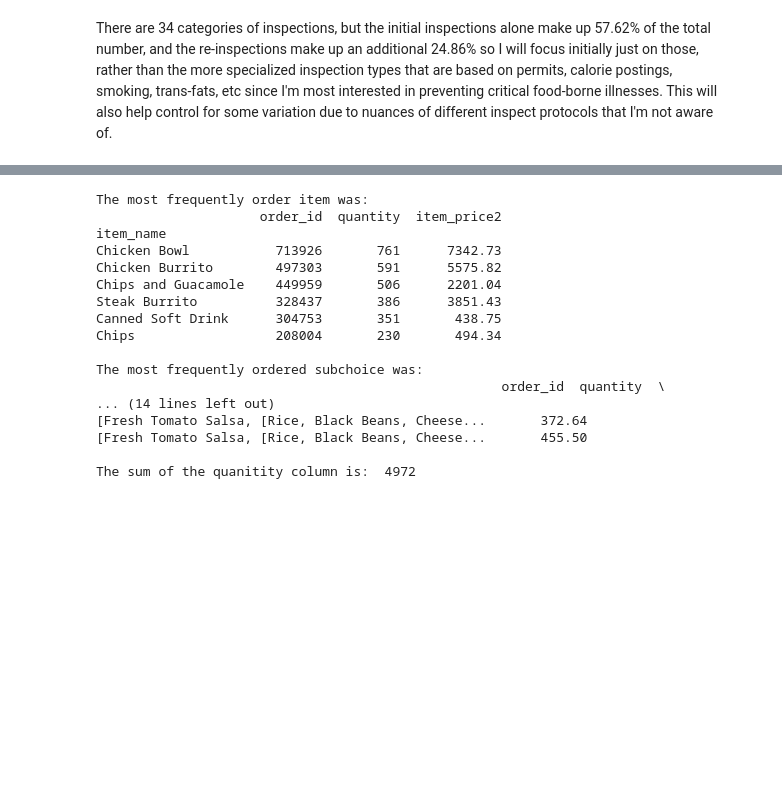
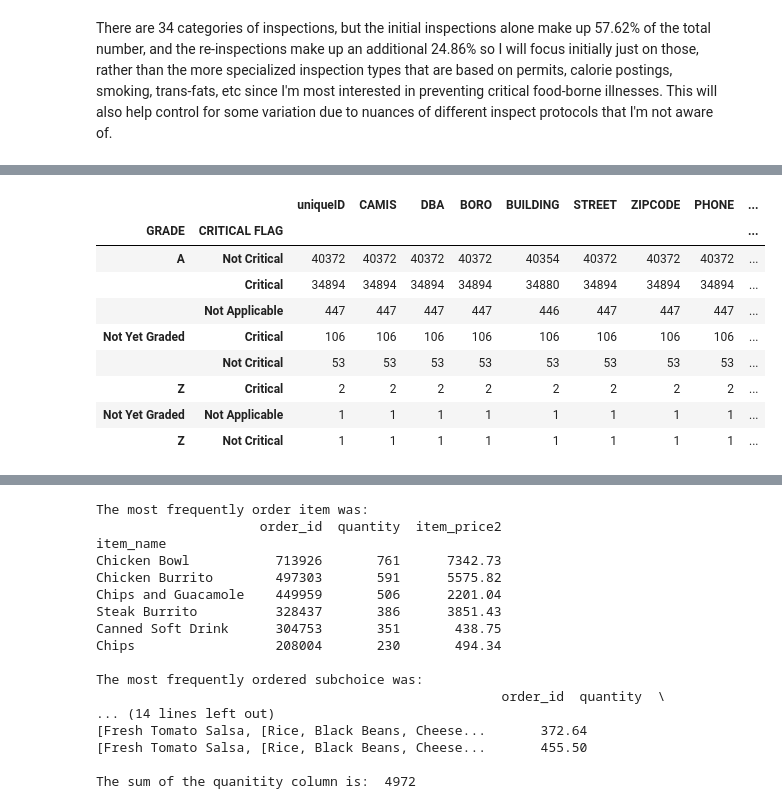
Before and after one commit to mishoptera/nyc_restaurants, a Jupyter notebook: eda_dataset.ipynb, the cells around one changed output, grey strips where cells are left out. Cells and saved outputs as stored; diff of their text form; code cells hidden in the pictures; blank space fills up the shorter version.

```diff
--- a/eda_dataset.ipynb
+++ b/eda_dataset.ipynb
@@ -109,0 +183,16 @@ Name: SCORE, dtype: float64
+# %%
+grade_init = init_ins.groupby(['GRADE', 'CRITICAL FLAG'])
+grade_init = grade_init.count()
+grade_init = grade_init.sort_values('uniqueID', ascending = False)
+grade_init
+# %% [output]
+|  |  | uniqueID | CAMIS | DBA | BORO | BUILDING | STREET | ZIPCODE | PHONE | ... |
+| GRADE | CRITICAL FLAG |  |  |  |  |  |  |  |  | ... |
+| A | Not Critical | 40372 | 40372 | 40372 | 40372 | 40354 | 40372 | 40372 | 40372 | ... |
+|  | Critical | 34894 | 34894 | 34894 | 34894 | 34880 | 34894 | 34894 | 34894 | ... |
+|  | Not Applicable | 447 | 447 | 447 | 447 | 446 | 447 | 447 | 447 | ... |
+| Not Yet Graded | Critical | 106 | 106 | 106 | 106 | 106 | 106 | 106 | 106 | ... |
+|  | Not Critical | 53 | 53 | 53 | 53 | 53 | 53 | 53 | 53 | ... |
+| Z | Critical | 2 | 2 | 2 | 2 | 2 | 2 | 2 | 2 | ... |
+| Not Yet Graded | Not Applicable | 1 | 1 | 1 | 1 | 1 | 1 | 1 | 1 | ... |
+| Z | Not Critical | 1 | 1 | 1 | 1 | 1 | 1 | 1 | 1 | ... |
```
Also changed, not shown: parts of 19 cells of this notebook.
